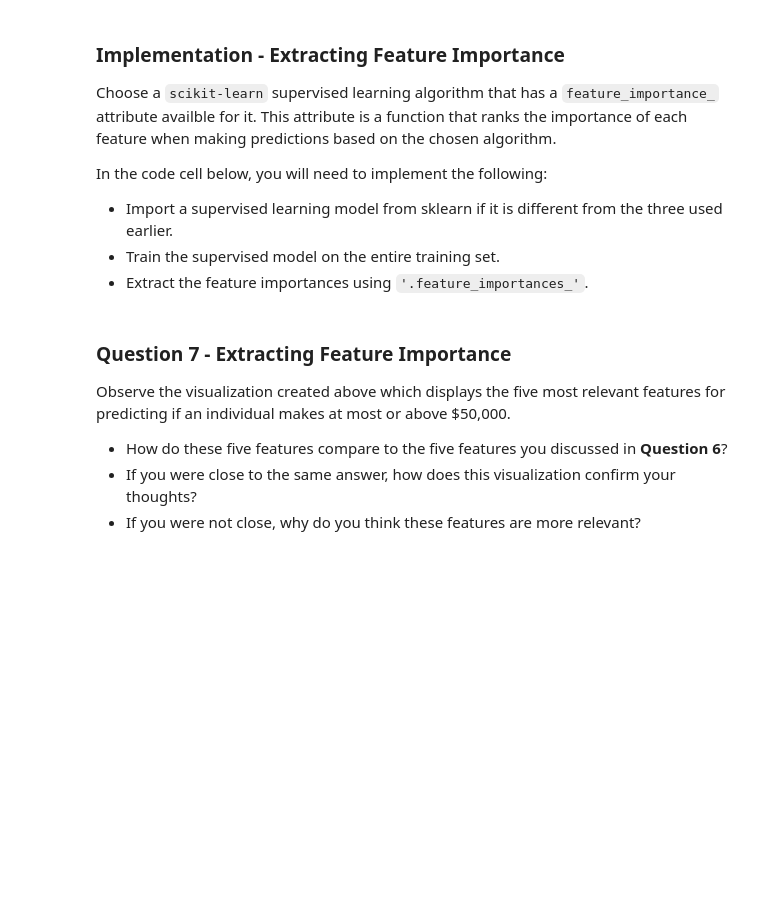
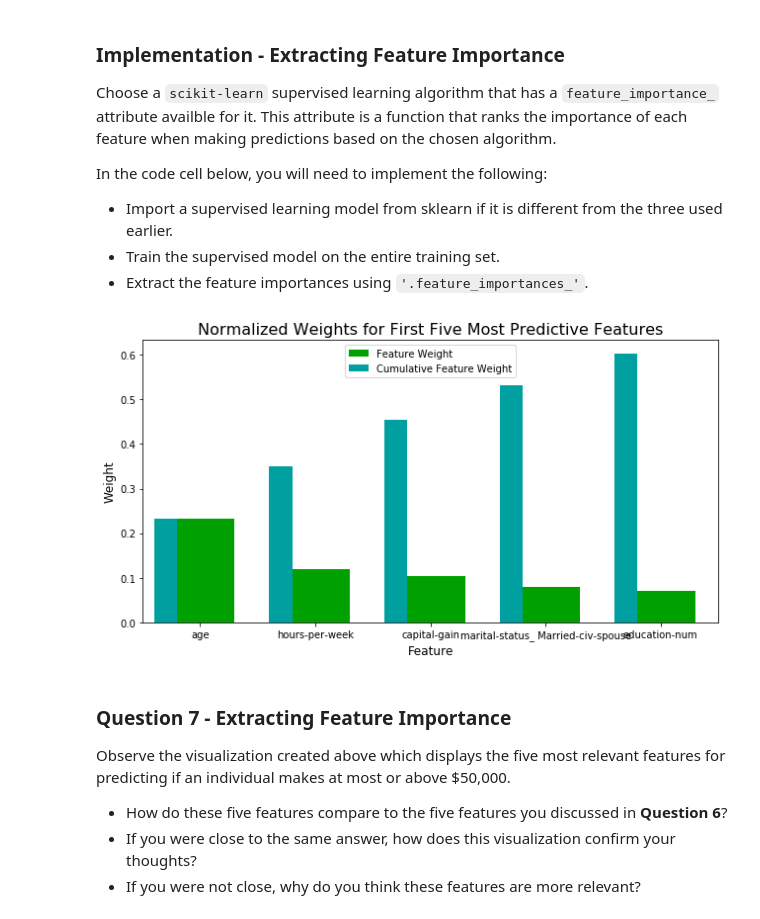
Before and after one commit to rachida-sghr/machine-learning, a Jupyter notebook: projects/finding_donors/finding_donors.ipynb, the cells around one changed output. Saved outputs shown, nothing was run; the diff lists cells and outputs as text; code cells hidden in the pictures; blank space fills up the shorter version.

```diff
--- a/projects/finding_donors/finding_donors.ipynb
+++ b/projects/finding_donors/finding_donors.ipynb
@@ -532,15 +629,19 @@ In the code cell below, you will need to implement the following:
 # %%
 # TODO: Import a supervised learning model that has 'feature_importances_'
 
 
 # TODO: Train the supervised model on the training set using .fit(X_train, y_train)
-model = None
+model = RandomForestClassifier()
+model.fit(X_train, y_train)
 
 # TODO: Extract the feature importances using .feature_importances_
-importances = None
+importances = model.feature_importances_
+
 
 # Plot
 vs.feature_plot(importances, X_train, y_train)
+# %% [output]
+[figure, added]
 # %% [markdown]
 ### Question 7 - Extracting Feature Importance
 
```
Also changed, not shown: parts of 20 cells of this notebook.
